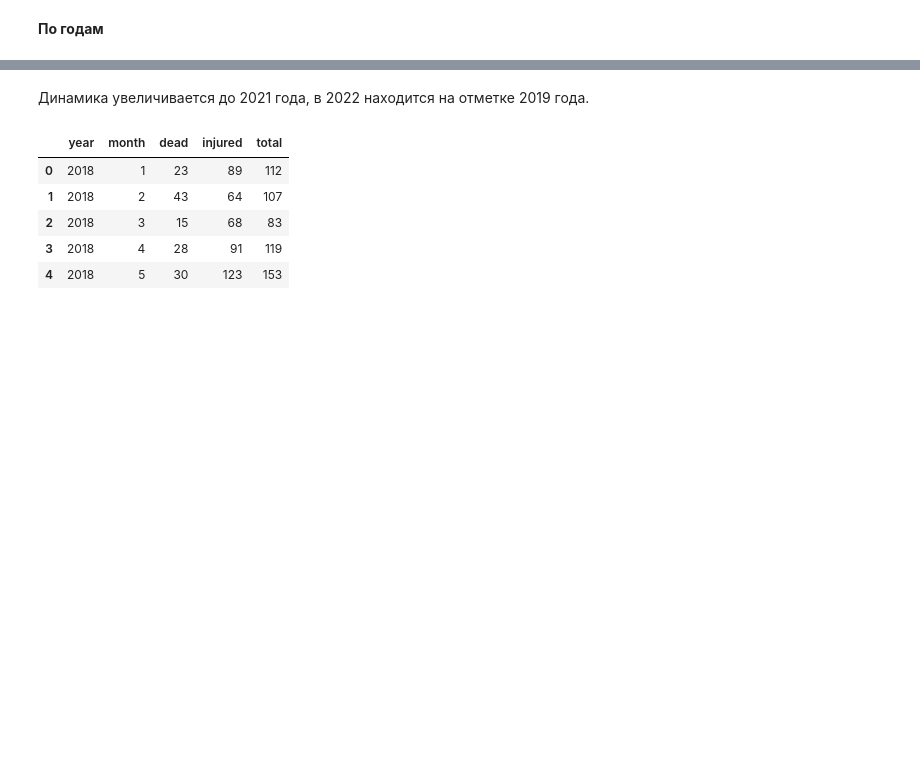
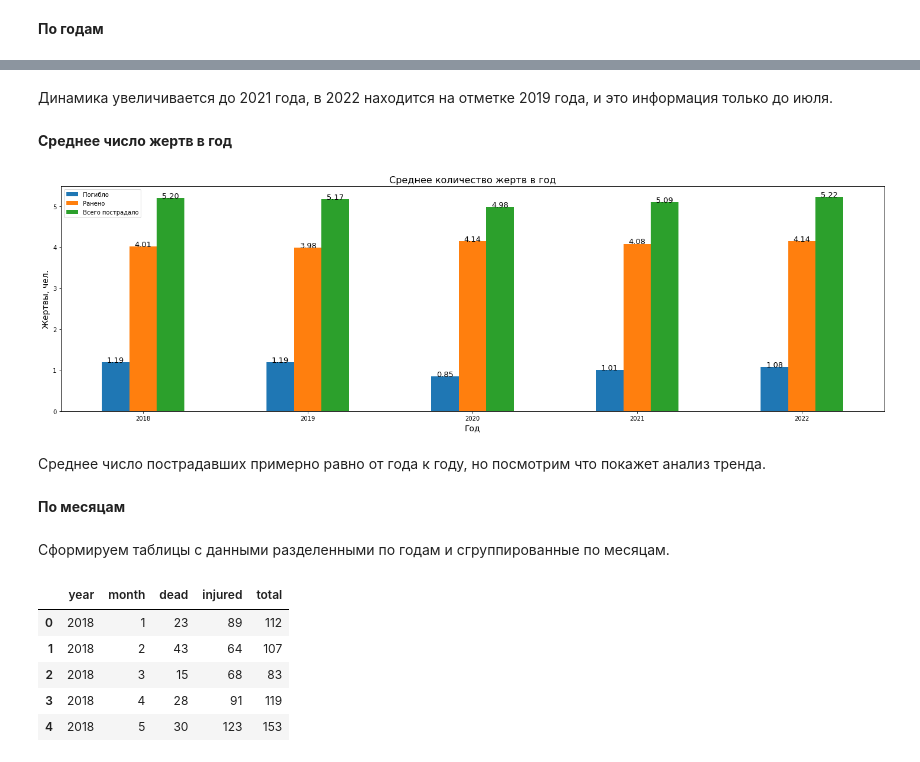
Before and after one commit to Pavel891/Data_analysis, a Jupyter notebook: free_tasks/mass shootings in the USA/history_analysis.ipynb, the cells around one changed output, grey strips where cells are left out. Saved outputs shown, nothing was run; the diff lists cells and outputs as text; code cells hidden in the pictures; blank space fills up the shorter version.

```diff
--- a/free_tasks/mass shootings in the USA/history_analysis.ipynb
+++ b/free_tasks/mass shootings in the USA/history_analysis.ipynb
@@ -217,5 +234,30 @@ plt.show()
 # %% [markdown]
-Динамика увеличивается до 2021 года, в 2022 находится на отметке 2019 года.
+Динамика увеличивается до 2021 года, в 2022 находится на отметке 2019 года, и это информация только до июля.
+# %% [markdown]
+**Среднее число жертв в год**
+# %%
+years_trend_mean = df.pivot_table(index='year', values=['dead', 'injured', 'total'], aggfunc='mean').round(2).reset_index()
+ax=years_trend_mean.plot(x='year', y=['dead', 'injured', 'total'], kind='bar', figsize=(25, 7), rot=360, grid=False)
+for p in ax.patches:
+	height = p.get_height()
+	ax.text(p.get_x() + p.get_width() / 2,
+		height,
+		'{:.2f}'.format(height),
+		fontsize = 13,
+		ha='center')
+plt.legend(['Погибло', 'Ранено', 'Всего пострадало'])
+plt.title('Среднее количество жертв в год', size=16)
+plt.xlabel('Год', size=14)
+plt.ylabel('Жертвы, чел.', size=14)
+plt.show()
+# %% [output]
+[figure, added]
+# %% [markdown]
+Среднее число пострадавших примерно равно от года к году, но посмотрим что покажет анализ тренда.
+# %% [markdown]
+**По месяцам**
+# %% [markdown]
+Сформируем таблицы с данными разделенными по годам и сгруппированные по месяцам.
 # %%
 month_trend = df.pivot_table(index=['year', 'month'], values=['dead', 'injured', 'total'], aggfunc='sum').reset_index()
 month_trend.head()
```
Also changed, not shown: parts of 50 cells of this notebook.
